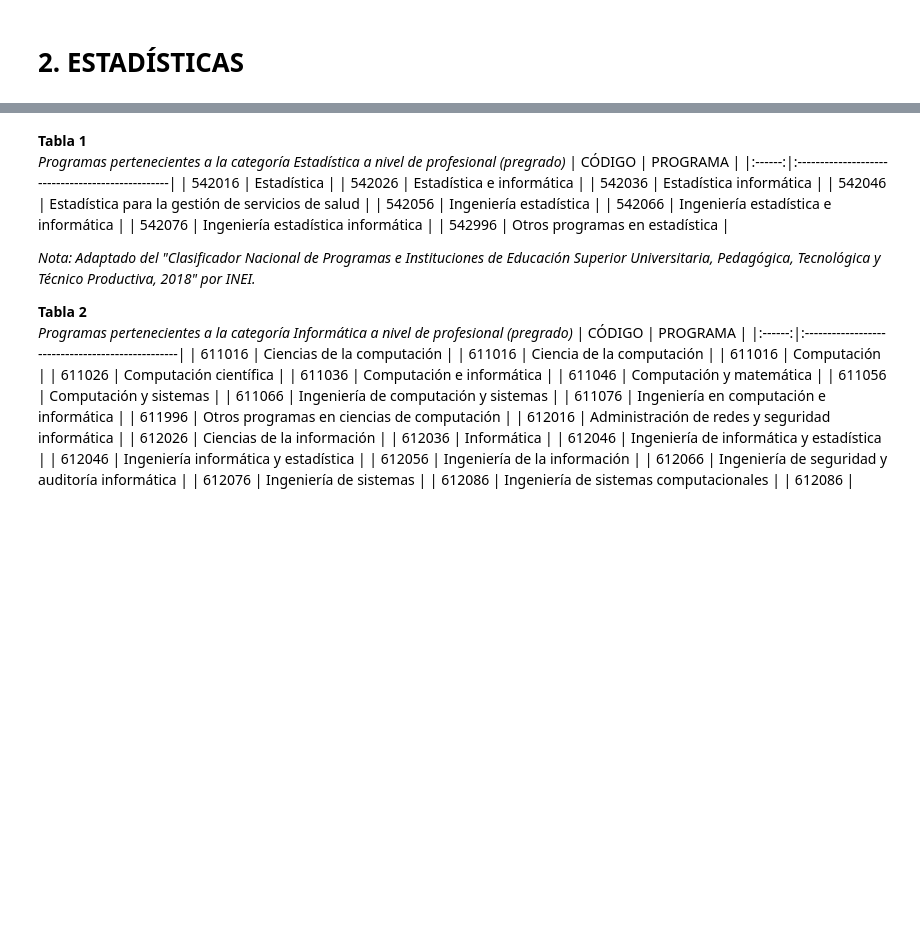
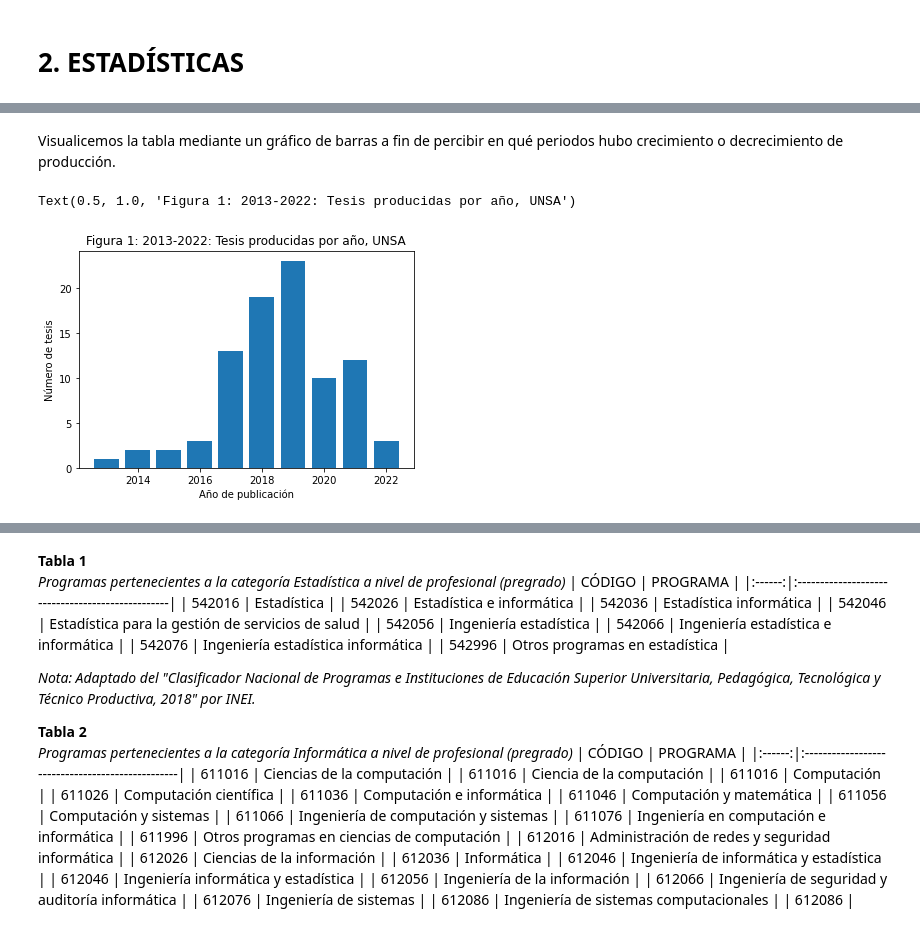
Before and after one commit to Geraldine-Geronimo/LP2_TRABAJO_FINAL, a Jupyter notebook: UNSA.ipynb, the cells around one changed output, grey strips where cells are left out. Saved outputs shown, nothing was run; the diff lists cells and outputs as text; code cells hidden in the pictures; blank space fills up the shorter version.

```diff
--- a/UNSA.ipynb
+++ b/UNSA.ipynb
@@ -269,0 +266,3 @@ Texto
+# %%
+data = pd.read_csv('UNSA_repositorio.csv')
+data
@@ -269,0 +286,3 @@ Texto
+# %%
+produccion_anual = data['anios'].value_counts().to_frame()
+produccion_anual
@@ -269,0 +301,10 @@ Texto
+# %% [markdown]
+Visualicemos la tabla mediante un gráfico de barras a fin de percibir en qué periodos hubo crecimiento o decrecimiento de producción.
+# %%
+plt.bar(produccion_anual.index, list(produccion_anual["anios"]))
+plt.xlabel('Año de publicación')
+plt.ylabel('Número de tesis')
+plt.title('Figura 1: 2013-2022: Tesis producidas por año, UNSA')
+# %% [output]
+Text(0.5, 1.0, 'Figura 1: 2013-2022: Tesis producidas por año, UNSA')
+[figure, added]
```
Also changed, not shown: parts of 14 cells of this notebook.
